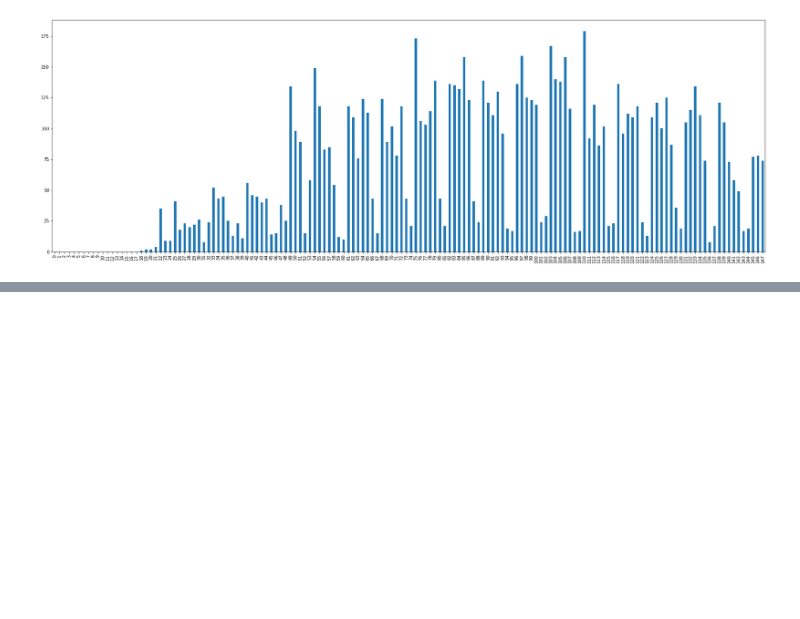
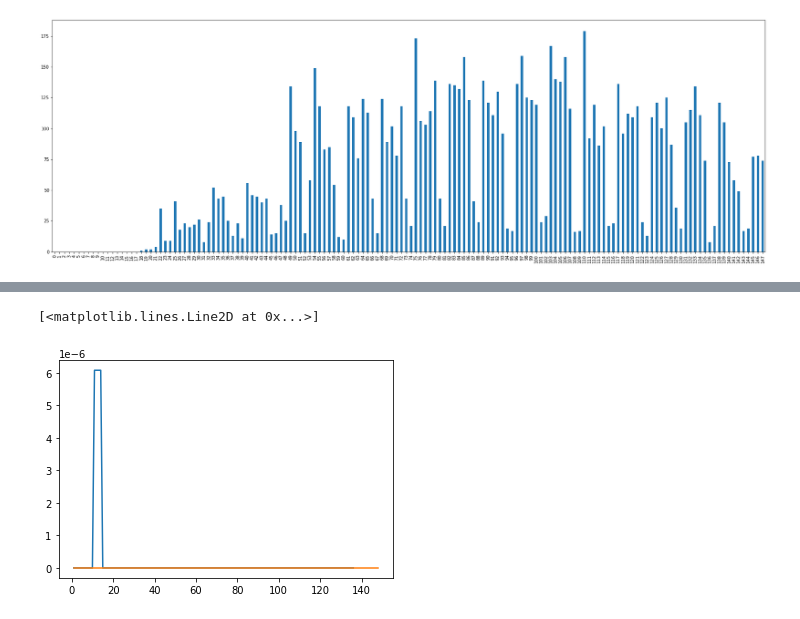
Before and after one commit to mathlimma/data-science-project-1, a Jupyter notebook: covid19.ipynb, the cells around one changed output, grey strips where cells are left out. Cells and saved outputs as stored; diff of their text form; code cells hidden in the pictures; blank space fills up the shorter version.

```diff
--- a/covid19.ipynb
+++ b/covid19.ipynb
@@ -91,0 +113,6 @@ covidSP['deaths_per_day'].plot(kind="bar", figsize=(30,10))
+# %%
+plt.plot(covidRecife['order_for_place'], covidRecife['deaths_per_day_10'], label="line 1")
+plt.plot(covidSP['order_for_place'], covidSP['deaths_per_day_1k'], label="line 2")
+# %% [output]
+[<matplotlib.lines.Line2D at 0x...>]
+[figure, added]
```
Also changed, not shown: parts of 3 cells of this notebook, 1 other file.
